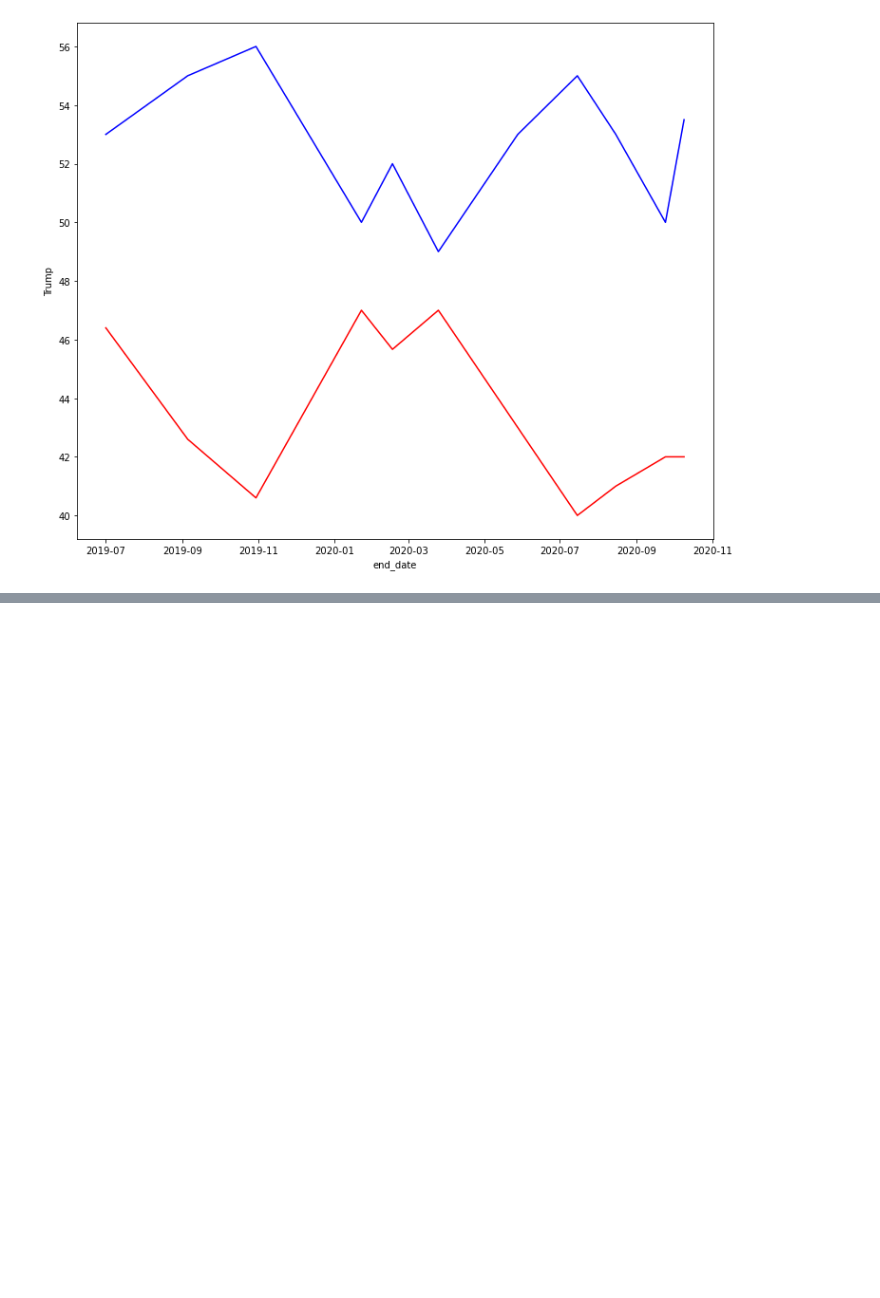
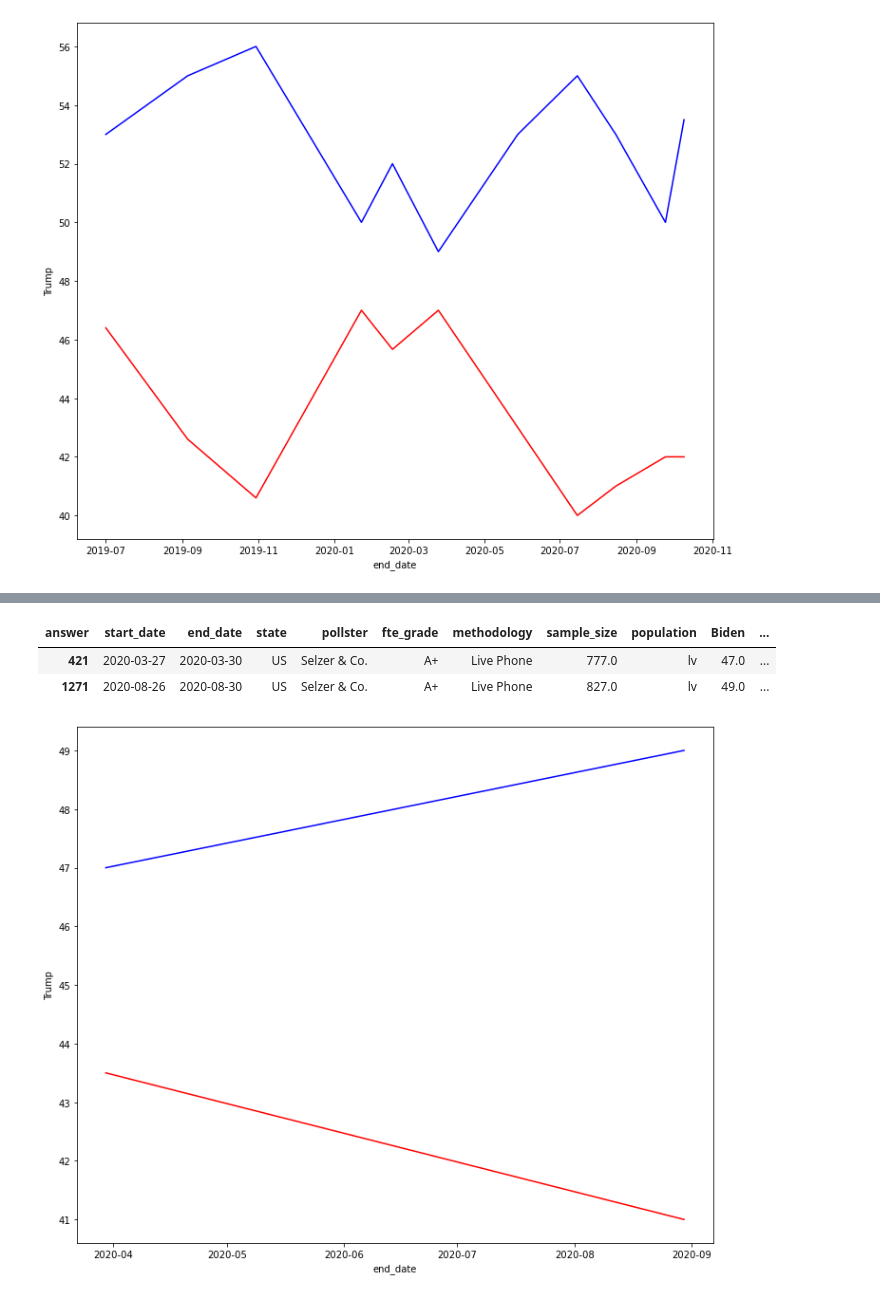
Before and after one commit to aspotter99/Elections, a Jupyter notebook: notebooks/2016_2020.ipynb, the cells around one changed output, grey strips where cells are left out. Saved outputs shown, nothing was run; the diff lists cells and outputs as text; code cells hidden in the pictures; blank space fills up the shorter version.

```diff
--- a/notebooks/2016_2020.ipynb
+++ b/notebooks/2016_2020.ipynb
@@ -172,0 +224,18 @@ sns.lineplot(x,y2, color = 'red');
+# %%
+mask = biden_us_top['pollster'] == 'Selzer & Co.'
+biden_us_selzer = biden_us_top[mask]
+biden_us_selzer
+# %% [output]
+| answer | start_date | end_date | state | pollster | fte_grade | methodology | sample_size | population | Biden | ... |
+| 421 | 2020-03-27 | 2020-03-30 | US | Selzer & Co. | A+ | Live Phone | 777.0 | lv | 47.0 | ... |
+| 1271 | 2020-08-26 | 2020-08-30 | US | Selzer & Co. | A+ | Live Phone | 827.0 | lv | 49.0 | ... |
+# %%
+x = biden_us_selzer['end_date']
+y = biden_us_selzer['Biden']
+y2 = biden_us_selzer['Trump']
+
+fig, ax = plt.subplots(figsize=(12,10))
+sns.lineplot(x,y, color = 'blue')
+sns.lineplot(x,y2, color = 'red');
+# %% [output]
+[figure, added]
```
Also changed, not shown: parts of 18 cells of this notebook, 10 other files.
